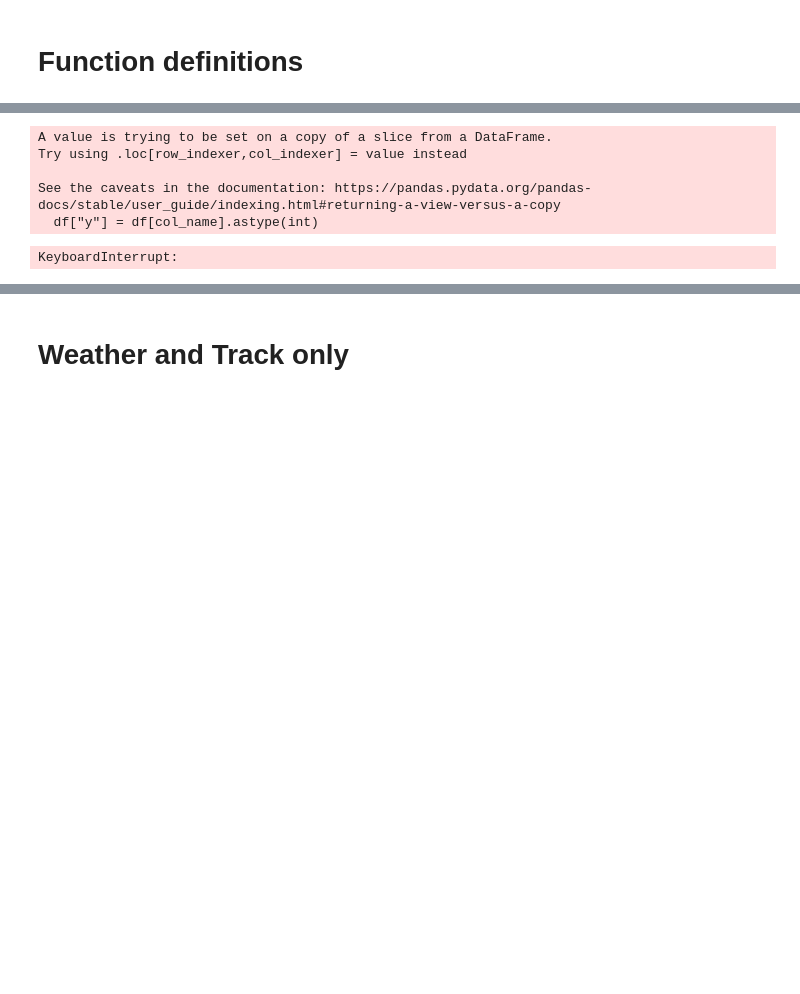
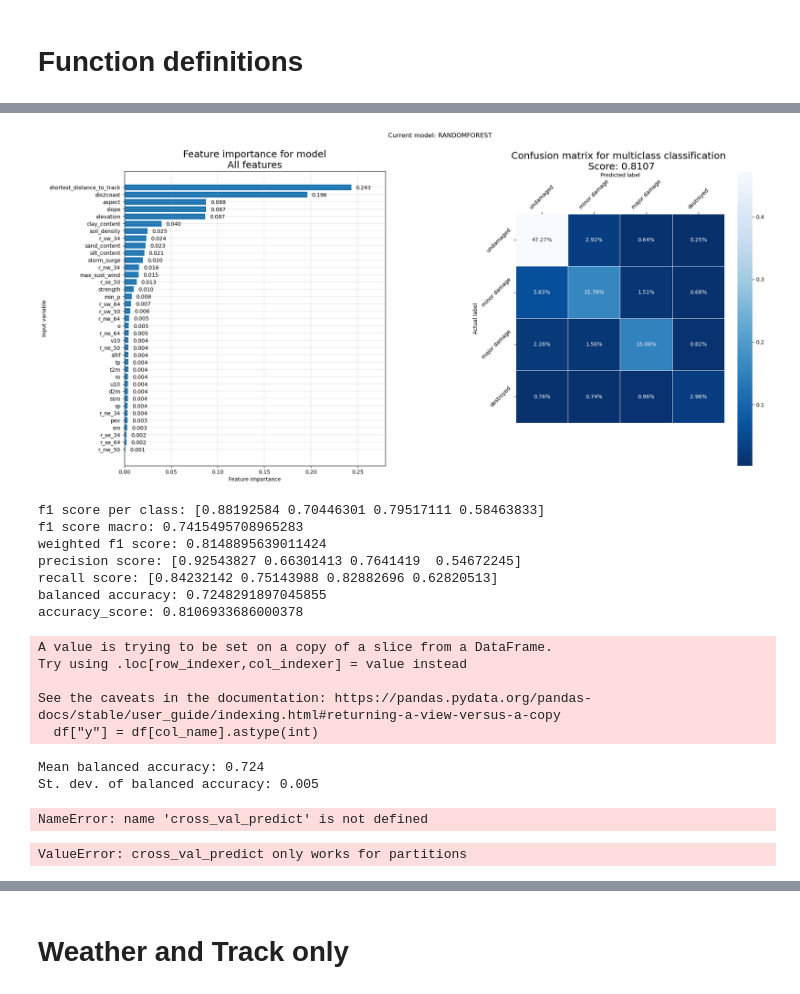
Before and after one commit to ai4er-cdt/hurricane-harm-herald, a Jupyter notebook: notebooks/RandomForest_EFs.ipynb, the cells around one changed output, grey strips where cells are left out. Saved outputs shown, nothing was run; the diff lists cells and outputs as text; code cells hidden in the pictures; blank space fills up the shorter version.

```diff
--- a/notebooks/RandomForest_EFs.ipynb
+++ b/notebooks/RandomForest_EFs.ipynb
@@ -591,9 +577,17 @@ final_EF_features = ['max_sust_wind', 'min_p', 'r_ne_34',
 # %%
-all_features = ECMWF_EF_features + NOAA_weather_features
 all_features_model_ready = assign_predictor(all_df_no_dups, 'damage_class', drop_classes=[4], binary_classification=False)
 
-all_mode, all_predictions, all_x_train, all_x_test, all_y_train, all_y_test, all_score, all_y_score, all_importances = train_test_display_model(
+all_model, all_predictions, all_x_train, all_x_test, all_y_train, all_y_test, all_score, all_y_score, all_importances = train_test_display_model(
     all_features_model_ready, all_features, model_name='RandomForest')
+# %% [output]
+[figure, added]
+f1 score per class: [0.88192584 0.70446301 0.79517111 0.58463833]
+f1 score macro: 0.7415495708965283
+weighted f1 score: 0.8148895639011424
+precision score: [0.92543827 0.66301413 0.7641419  0.54672245]
+recall score: [0.84232142 0.75143988 0.82882696 0.62820513]
+balanced accuracy: 0.7248291897045855
+accuracy_score: 0.8106933686000378
 # %%
 from sklearn.ensemble import BaggingClassifier
 from sklearn.model_selection import RepeatedStratifiedKFold, cross_val_score
@@ -606,15 +600,18 @@ y = assign_predictor(all_features_model_ready, 'damage_class', drop_classes=[4],
 # remove index name to avoid unknown value error
 y.index.name = None
 
-X_s, y_s = shuffle(X,y)
 # define evaluation procedure
 cv = RepeatedStratifiedKFold(n_splits=10, n_repeats=3, random_state=1)
 # evaluate model
 scores = cross_val_score(model, X, y, scoring='balanced_accuracy', cv=cv, n_jobs=-1)
+
+print('Mean balanced accuracy: %.3f' % np.mean(scores))
+print('St. dev. of balanced accuracy: %.3f' % np.std(scores))
 # %% [output]
 A value is trying to be set on a copy of a slice from a DataFrame.
 Try using .loc[row_indexer,col_indexer] = value instead
 
 See the caveats in the documentation: https://pandas.pydata.org/pandas-docs/stable/user_guide/indexing.html#returning-a-view-versus-a-copy
   df["y"] = df[col_name].astype(int)
-KeyboardInterrupt:
+Mean balanced accuracy: 0.724
+St. dev. of balanced accuracy: 0.005
@@ -624,7 +618,8 @@ print('St. dev. of balanced accuracy: %.3f' % np.std(scores))
 # %%
+import imblearn
 # bagged decision trees with random undersampling for imbalanced classification
 from sklearn.datasets import make_classification
-from sklearn.model_selection import cross_val_score
+from sklearn.model_selection import cross_val_score, cross_val_predict
 from sklearn.model_selection import RepeatedStratifiedKFold
 from imblearn.ensemble import BalancedBaggingClassifier
 
@@ -633,6 +628,17 @@ model = BalancedBaggingClassifier()
 # define evaluation procedure
 cv = RepeatedStratifiedKFold(n_splits=10, n_repeats=3, random_state=1)
 # evaluate model
-scores = cross_val_score(model, X, y, scoring='balanced_accuracy', cv=cv, n_jobs=-1, pos_label='your_label')
+scores = cross_val_score(model, X, y, scoring='balanced_accuracy', cv=cv, n_jobs=-1)
+
 # summarize performance
-print('Mean ROC AUC: %.3f' % mean(scores))
+print('Mean balanced accuracy: %.3f' % np.mean(scores))
+print('St. dev. of balanced accuracy: %.3f' % np.std(scores))
+
+# TODO: plot confusion matrix
+# %% [output]
+NameError: name 'cross_val_predict' is not defined
+# %%
+from sklearn.model_selection import cross_val_score, cross_val_predict
+y_pred = cross_val_predict(model, X, y, cv=cv)
+# %% [output]
+ValueError: cross_val_predict only works for partitions
```
Also changed, not shown: parts of 60 cells of this notebook.
